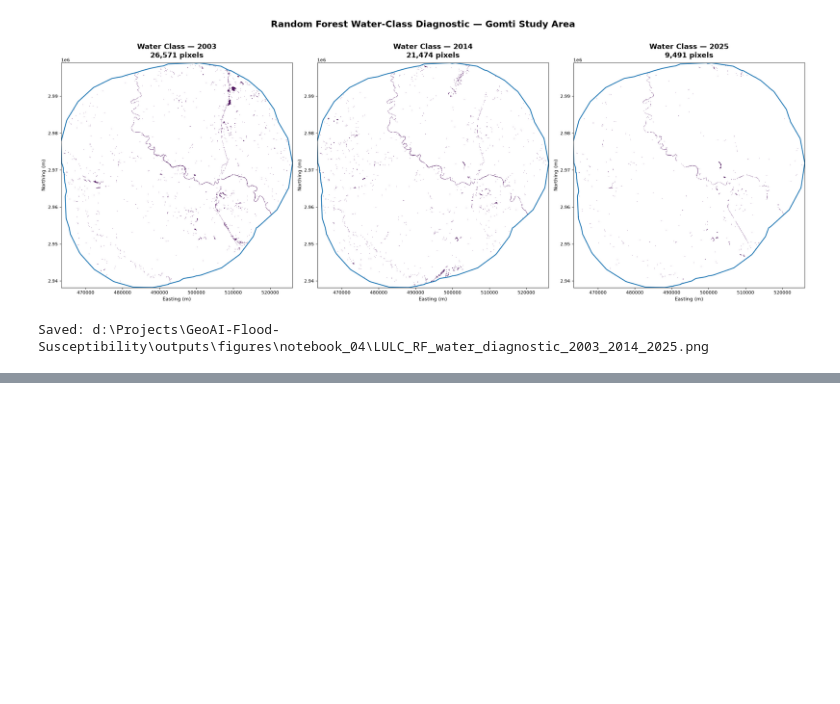
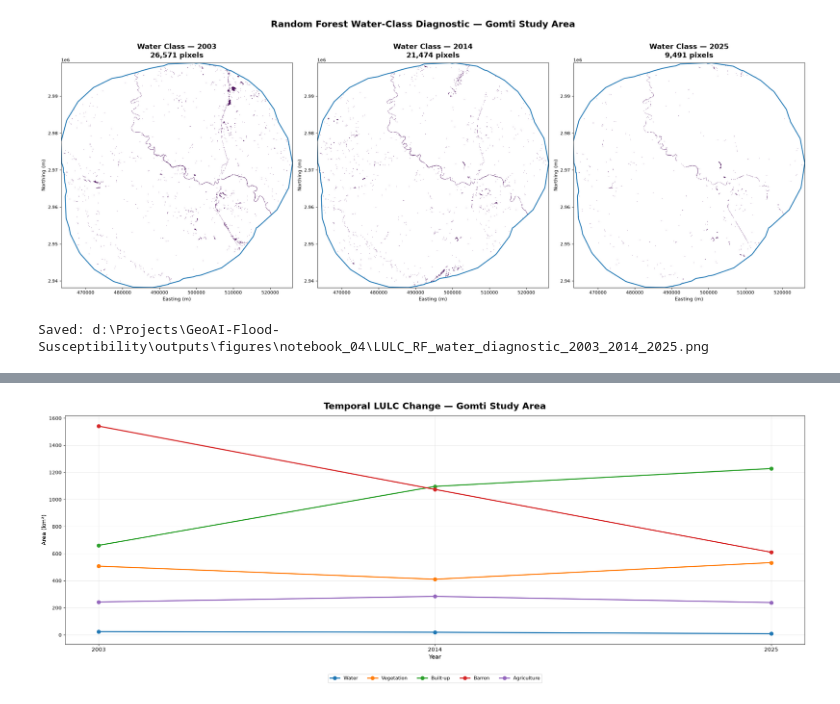
Before and after one commit to anshika1909singh-sys/GeoAI-Flood-Susceptibility, a Jupyter notebook: notebooks/04_Land_Use_Land_Cover.ipynb, the cells around one changed output, grey strips where cells are left out. Cells and saved outputs as stored; diff of their text form; code cells hidden in the pictures; blank space fills up the shorter version.

Commit message:
LULC classification and LULC statistics analysis completed.

```diff
--- a/notebooks/04_Land_Use_Land_Cover.ipynb
+++ b/notebooks/04_Land_Use_Land_Cover.ipynb
@@ -4301,0 +4603,91 @@ Saved: d:\Projects\GeoAI-Flood-Susceptibility\outputs\figures\notebook_04\LULC_R
+# %%
+# ============================================================
+# Step 12.6.3 — Plot Temporal LULC Area Change
+# ============================================================
+
+import matplotlib.pyplot as plt
+
+plt.figure(
+    figsize=(24, 9)
+)
+
+for class_name in class_names.values():
+
+    row = lulc_temporal[
+        lulc_temporal["class_name"] == class_name
+    ].iloc[0]
+
+    plt.plot(
+        [2003, 2014, 2025],
+        [
+            row["area_2003_km2"],
+            row["area_2014_km2"],
+            row["area_2025_km2"]
+        ],
+        marker="o",
+        linewidth=2.5,
+        markersize=8,
+        label=class_name
+    )
+
+plt.xlabel(
+    "Year",
+    fontsize=13
+)
+
+plt.ylabel(
+    "Area (km²)",
+    fontsize=13
+)
+
+plt.title(
+    "Temporal LULC Change — Gomti Study Area",
+    fontsize=20,
+    fontweight="bold",
+    pad=15
+)
+
+plt.xticks(
+    [2003, 2014, 2025],
+    fontsize=12
+)
+
+plt.yticks(
+    fontsize=11
+)
+
+plt.grid(
+    alpha=0.3
+)
+
+plt.legend(
+    fontsize=11,
+    ncol=5,
+    loc="upper center",
+    bbox_to_anchor=(0.5, -0.12)
+)
+
+plt.tight_layout()
+
+# ------------------------------------------------------------
+# Save figure
+# ------------------------------------------------------------
+
+temporal_figure_path = (
+    FIGURES_DIR
+    / "LULC_temporal_change_2003_2014_2025.png"
+)
+
+plt.savefig(
+    temporal_figure_path,
+    dpi=300,
+    bbox_inches="tight"
+)
+
+plt.show()
+
+print(
+    f"\nSaved: {temporal_figure_path}"
+)
+# %% [output]
+[figure, added]
```
Also changed, not shown: parts of 11 cells of this notebook, 2 other files.
